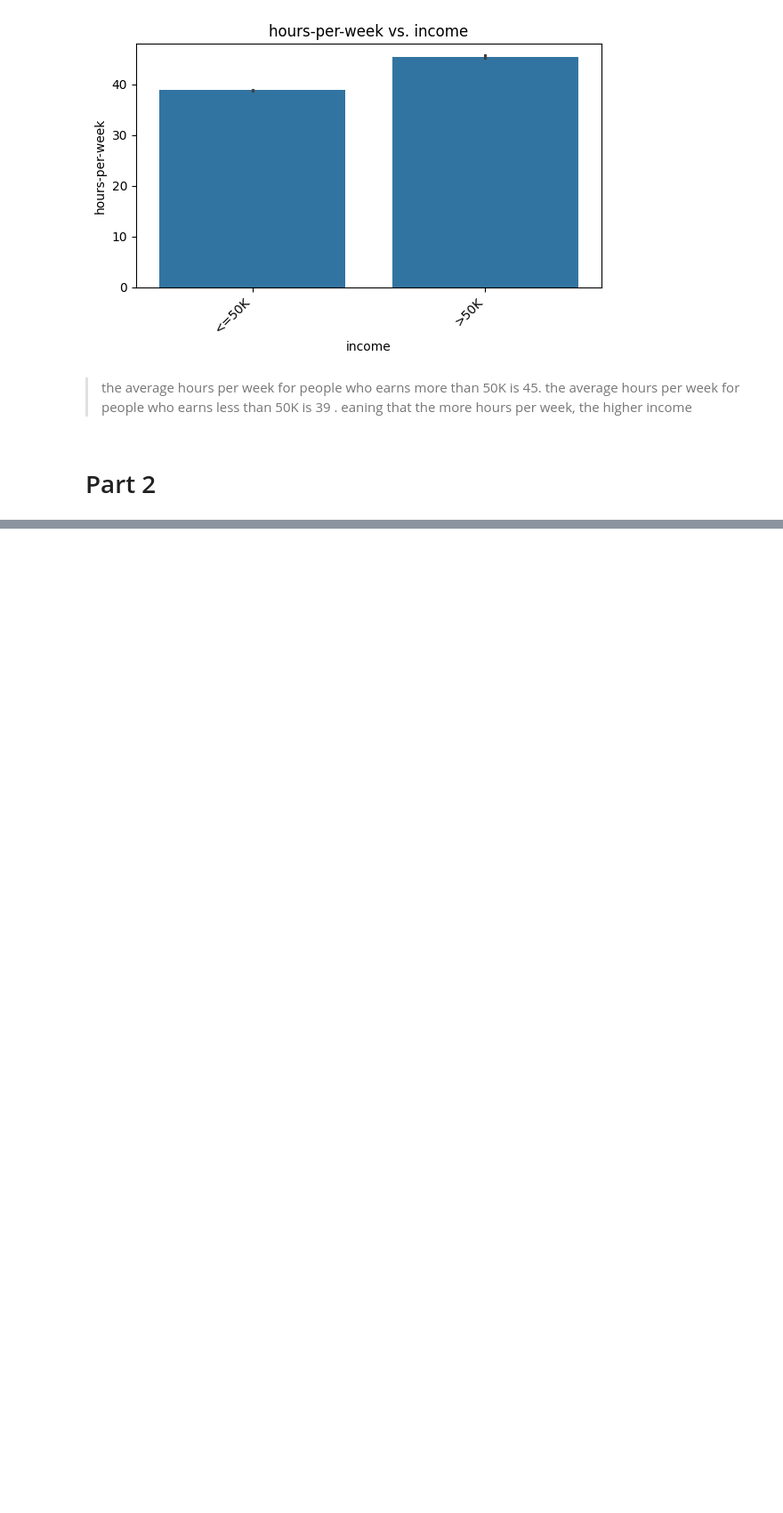
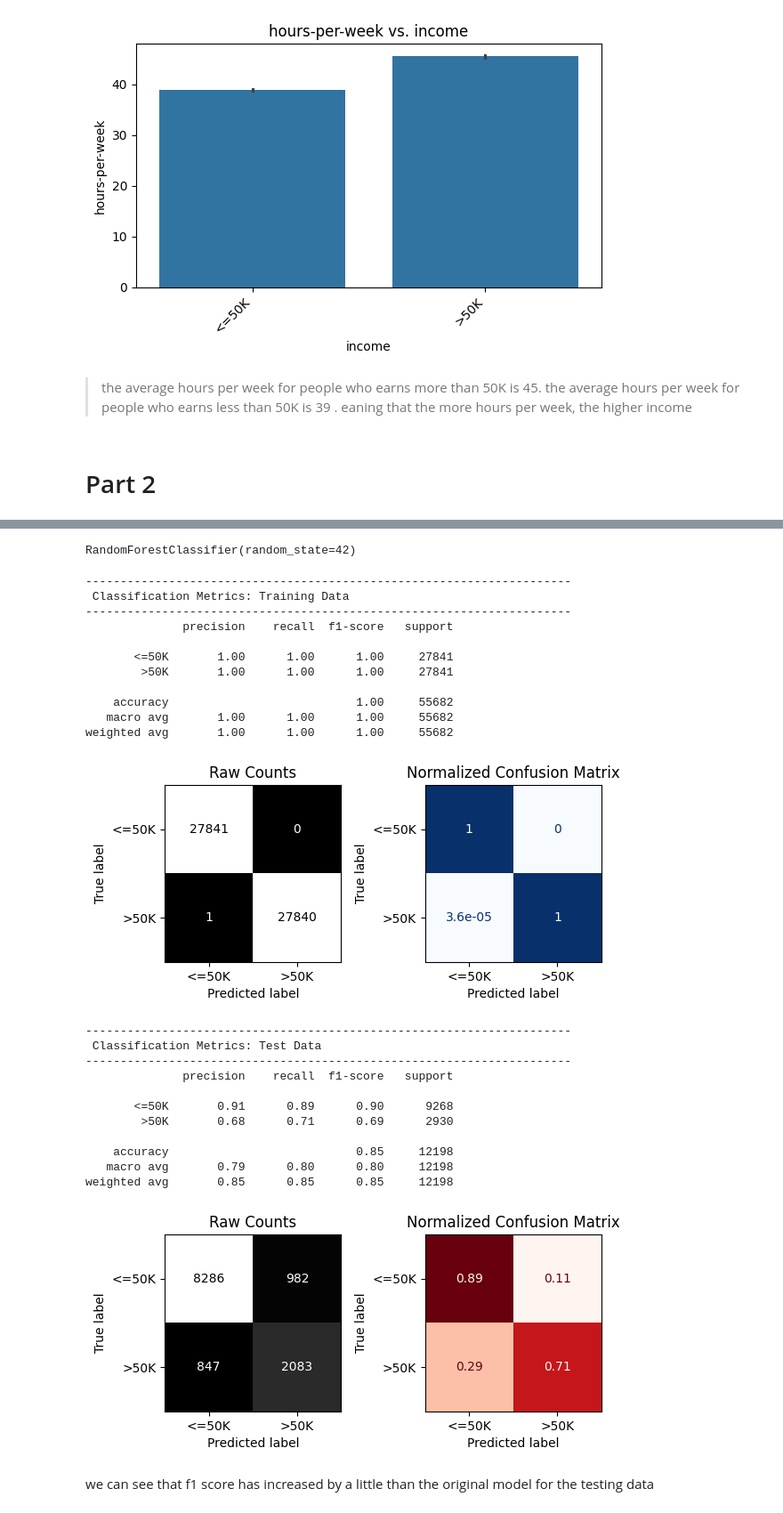
Before and after one commit to fadi-theodory/Machine-learning, a Jupyter notebook: Project_4_Part_2_(Core)_Adult_income.ipynb, the cells around one changed output, grey strips where cells are left out. Shown at 89% size. Drawn from its saved outputs; the diff is of its cells as text; code cells hidden in the pictures; blank space fills up the shorter version.

```diff
--- a/Project_4_Part_2_(Core)_Adult_income.ipynb
+++ b/Project_4_Part_2_(Core)_Adult_income.ipynb
@@ -724,0 +680,4 @@ X_train_pca
+# %%
+# to concatenate  the new PCAs to the X_train_tf and X_test_tf
+X_train_pca_df = pd.DataFrame(X_train_pca, columns=['pca1', 'pca2', 'pca3'])
+X_test_pca_df = pd.DataFrame(X_test_pca, columns=['pca1', 'pca2', 'pca3'])
@@ -724,0 +693,4 @@ X_train_pca
+# %%
+# to concatenate the original X_tran_tf with X_train_pca_df
+X_train_pca_df = pd.concat([X_train_pca_df, pd.DataFrame(X_train_tf, columns=feature_names)], axis=1)
+X_test_pca_df = pd.concat([X_test_pca_df, pd.DataFrame(X_test_tf, columns=feature_names)], axis=1)
@@ -724,0 +707,40 @@ X_train_pca
+# %%
+# to smote X X_train_pca_df
+smote = SMOTE(random_state=42)
+X_train_pca_df_sm, y_train_sm = smote.fit_resample(X_train_pca_df, y_train)
+# %%
+# to run random forest on the model
+rf_clf_pca = RandomForestClassifier(random_state=42)
+rf_clf_pca.fit(X_train_pca_df_sm, y_train_sm)
+# %% [output]
+RandomForestClassifier(random_state=42)
+# %%
+# evaluate the model
+evaluate_classification(rf_clf_pca, X_train_pca_df_sm, y_train_sm, X_test_pca_df, y_test, output_dict=True);
+# %% [output]
+----------------------------------------------------------------------
+ Classification Metrics: Training Data
+----------------------------------------------------------------------
+              precision    recall  f1-score   support
+
+       <=50K       1.00      1.00      1.00     27841
+        >50K       1.00      1.00      1.00     27841
+
+    accuracy                           1.00     55682
+   macro avg       1.00      1.00      1.00     55682
+weighted avg       1.00      1.00      1.00     55682
+[figure, added]
+----------------------------------------------------------------------
+ Classification Metrics: Test Data
+----------------------------------------------------------------------
+              precision    recall  f1-score   support
+
+       <=50K       0.91      0.89      0.90      9268
+        >50K       0.68      0.71      0.69      2930
+
+    accuracy                           0.85     12198
+   macro avg       0.79      0.80      0.80     12198
+weighted avg       0.85      0.85      0.85     12198
+[figure, added]
+# %% [markdown]
+we can see that f1 score has increased by a little than the original model for the testing data
```
Also changed, not shown: parts of 12 cells of this notebook.
